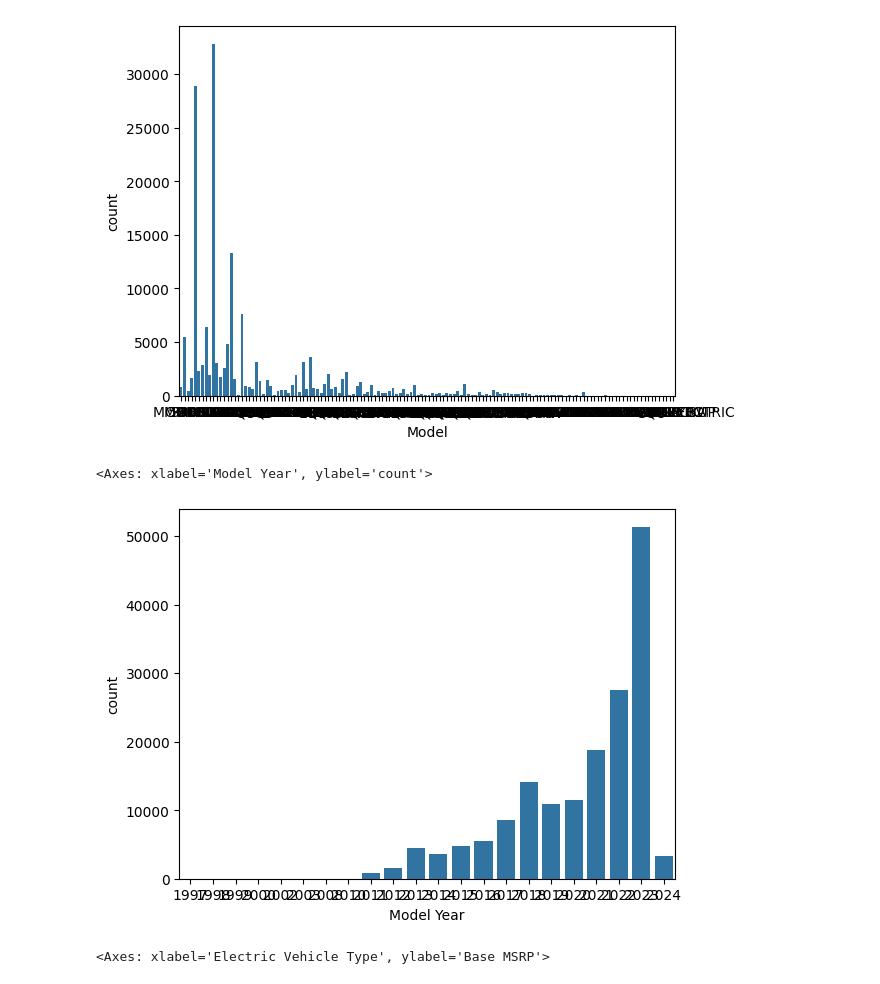
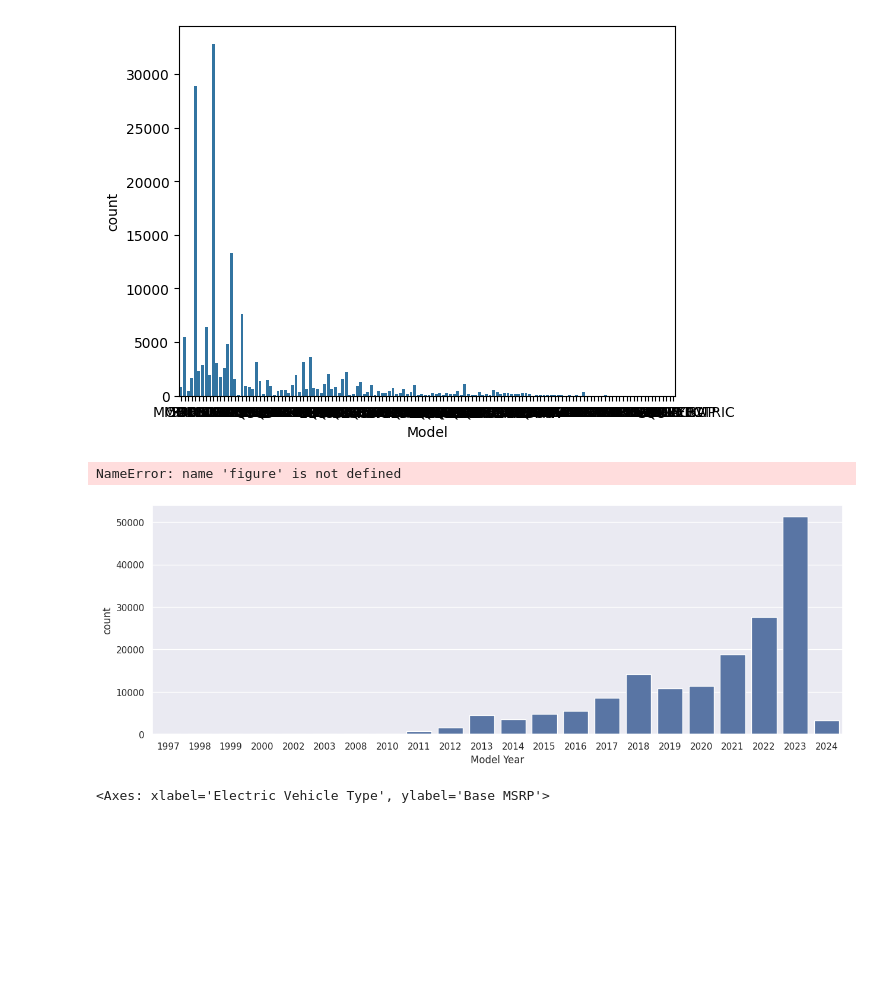
Before and after one commit to QuantamDev/Matplotlib, a Jupyter notebook: EV_Data_analysis.ipynb, the cells around one changed output. Drawn from its saved outputs; the diff is of its cells as text; code cells hidden in the pictures; blank space fills up the shorter version.

```diff
--- a/EV_Data_analysis.ipynb
+++ b/EV_Data_analysis.ipynb
@@ -206,9 +206,10 @@ sns.countplot(x='Model',data=ev)
 [figure]
 # %%
 sns.countplot(x='Model Year',data=ev)
+sns.set(rc={figure.figsize:(10,5)})
 # %% [output]
-<Axes: xlabel='Model Year', ylabel='count'>
+NameError: name 'figure' is not defined
-[figure, old version]
+[figure, new version]
 # %%
 ev_data = ev.groupby(['Electric Vehicle Type'], as_index=False)['Base MSRP'].sum().sort_values(by='Base MSRP', ascending=False)
 
```
